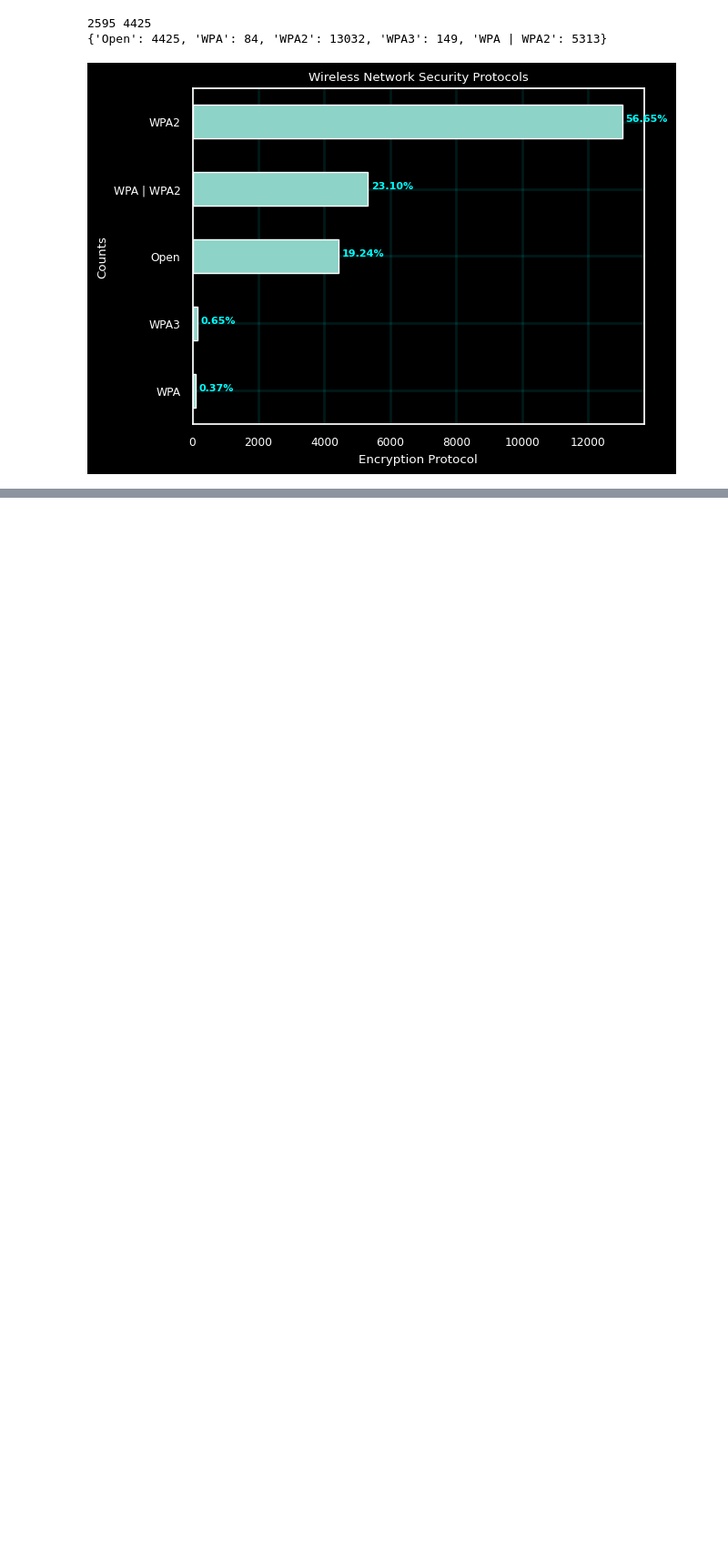
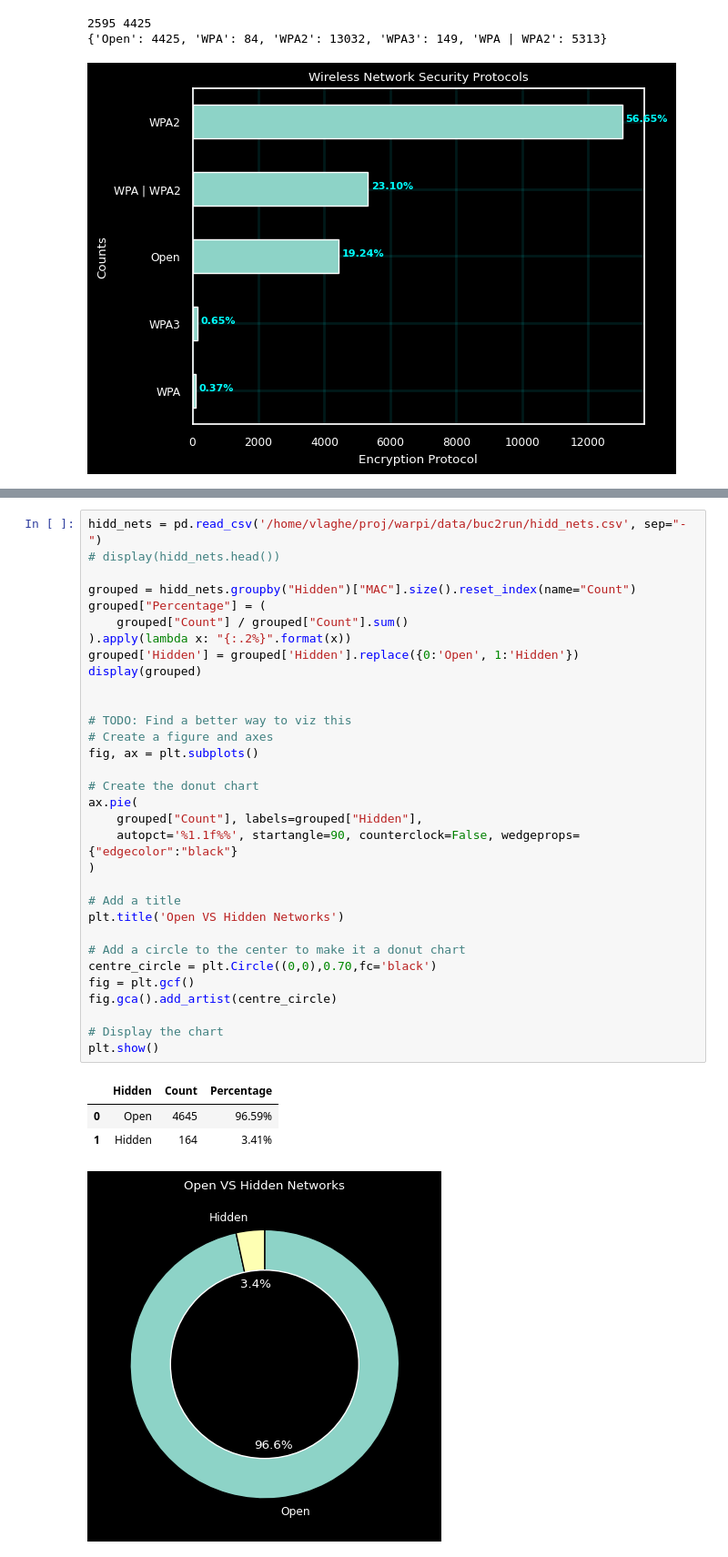
Before and after one commit to evilbyt3/warpi, a Jupyter notebook: stats.ipynb, the cells around one changed output, grey strips where cells are left out. Shown at 91% size. Cells and saved outputs as stored; diff of their text form; blank space fills up the shorter version.

Commit message:
Open VS Hidden Nets

```diff
--- a/stats.ipynb
+++ b/stats.ipynb
@@ -162,0 +190,37 @@ plt.show()
+# %%
+hidd_nets = pd.read_csv('/home/vlaghe/proj/warpi/data/buc2run/hidd_nets.csv', sep="-")
+# display(hidd_nets.head())
+
+grouped = hidd_nets.groupby("Hidden")["MAC"].size().reset_index(name="Count")
+grouped["Percentage"] = (
+    grouped["Count"] / grouped["Count"].sum()
+).apply(lambda x: "{:.2%}".format(x))
+grouped['Hidden'] = grouped['Hidden'].replace({0:'Open', 1:'Hidden'})
+display(grouped)
+
+
+# TODO: Find a better way to viz this
+# Create a figure and axes
+fig, ax = plt.subplots()
+
+# Create the donut chart
+ax.pie(
+    grouped["Count"], labels=grouped["Hidden"],
+    autopct='%1.1f%%', startangle=90, counterclock=False, wedgeprops={"edgecolor":"black"}
+)
+
+# Add a title
+plt.title('Open VS Hidden Networks')
+
+# Add a circle to the center to make it a donut chart
+centre_circle = plt.Circle((0,0),0.70,fc='black')
+fig = plt.gcf()
+fig.gca().add_artist(centre_circle)
+
+# Display the chart
+plt.show()
+# %% [output]
+|  | Hidden | Count | Percentage |
+| 0 | Open | 4645 | 96.59% |
+| 1 | Hidden | 164 | 3.41% |
+[figure, added]
```
Also changed, not shown: parts of 3 cells of this notebook.
